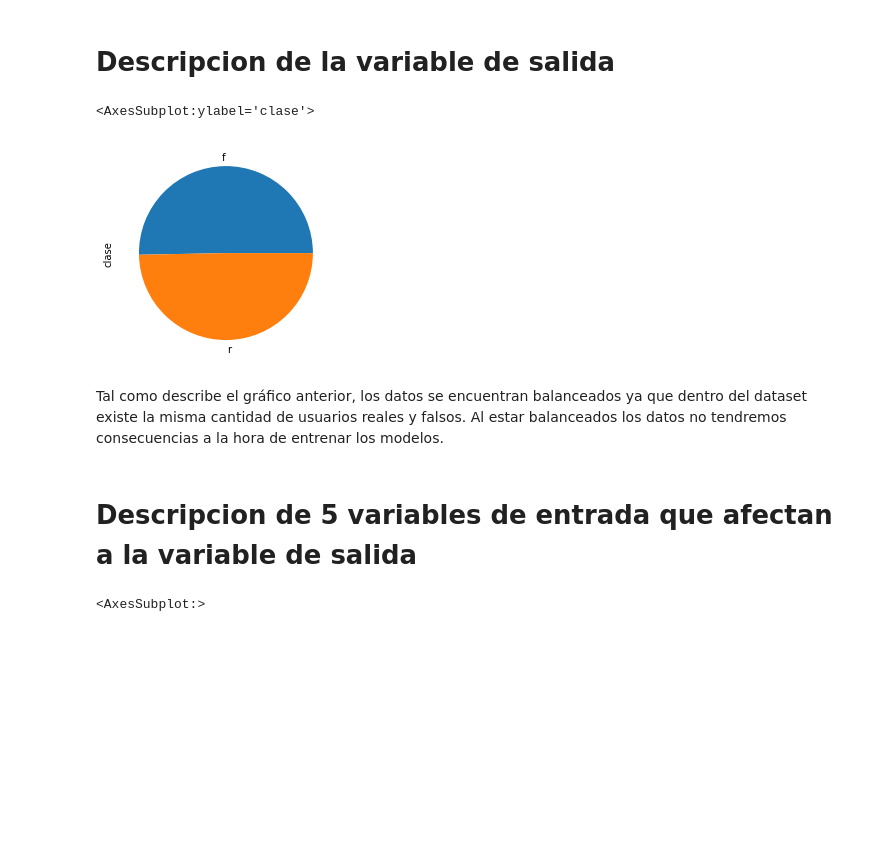
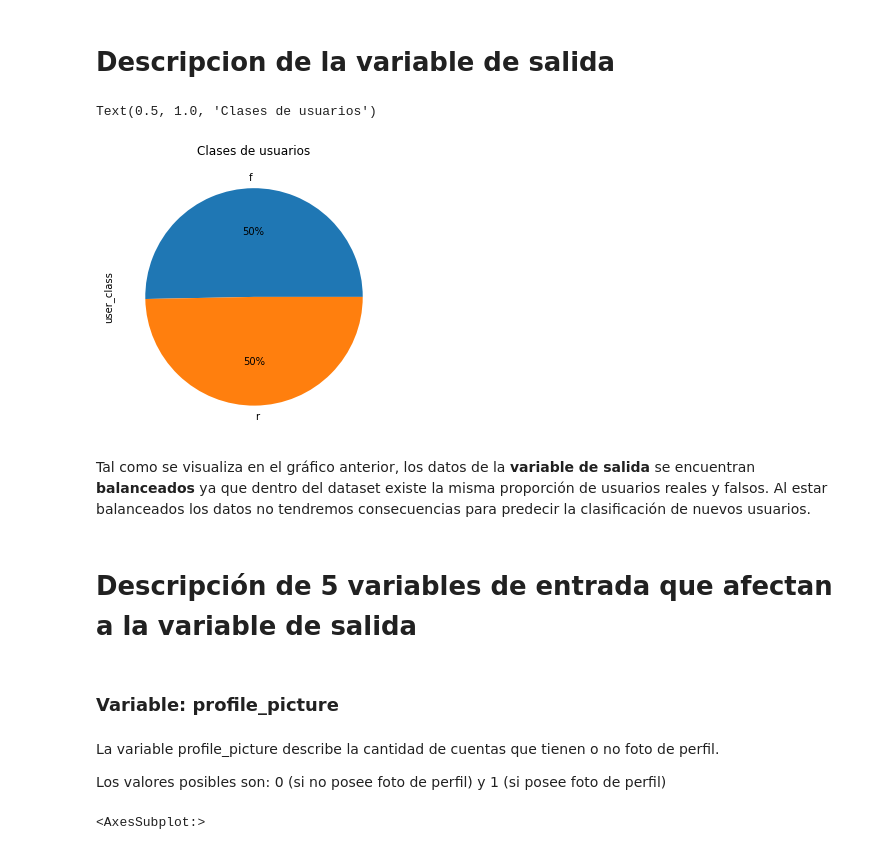
Before and after one commit to MiguelIribas/MachineLearning, a Jupyter notebook: tp1_EDA.ipynb, the cells around one changed output. Drawn from its saved outputs; the diff is of its cells as text; code cells hidden in the pictures; blank space fills up the shorter version.

Commit message:
Avances TP - descripcion de dos variables de entrada

```diff
--- a/tp1_EDA.ipynb
+++ b/tp1_EDA.ipynb
@@ -161,16 +153,11 @@ import seaborn as sns
 # %%
 dataset_original = pd.read_csv('instagram.csv')
 
-renamed_columns = {'pos':'post','flw':'followers','flg':'following','bl':'biography_lenght','pic':'profile_picture','lin':'external_url','cl':'post_lenght','cz':'post_lenght_null','ni':'none_image','erl':'erl','erc':'erc','lt':'post_location','hc':'hashtags_post','pr':'hashtags_promotional','fo':'hashtags_followers','cs':'cs','pi':'interval_post','class':'clase'}
-
-dataset_original.rename(columns = renamed_columns, inplace = True)
-
 dataset = dataset_original
 
-# Eliminar las columnas que no usamos
-del dataset['erl']
-del dataset['erc']
-del dataset['cs']
+renamed_columns = {'pos':'post','flw':'followers','flg':'following','bl':'biography_lenght','pic':'profile_picture','lin':'external_url','cl':'post_lenght','cz':'post_lenght_null','ni':'none_image','erl':'engagement_rate_likes','erc':'engagement_rate_comments','lt':'post_location','hc':'hashtags_post','pr':'hashtags_promotional','fo':'hashtags_followers','cs':'cosine_similarity','pi':'interval_post','class':'user_class'}
+
+dataset.rename(columns = renamed_columns, inplace = True)
 # %% [markdown]
 ## DESCRIPCIÓN GENERAL DE LOS DATOS
 # %%
@@ -229,14 +219,20 @@ dtype: int64
 # %% [markdown]
 # Descripcion de la variable de salida
 # %%
-# Datos balanceados
+# Balanceo de datos
 
-dataset.clase.value_counts().sort_index().plot.pie()
+dataset.user_class.value_counts().plot.pie(autopct='%1.0f%%', figsize=(5,5)).set_title('Clases de usuarios')
 # %% [output]
-<AxesSubplot:ylabel='clase'>
+Text(0.5, 1.0, 'Clases de usuarios')
-[figure, old version]
+[figure, new version]
 # %% [markdown]
-Tal como describe el gráfico anterior, los datos se encuentran balanceados ya que dentro del dataset existe la misma cantidad de usuarios reales y falsos. Al estar balanceados los datos no tendremos consecuencias a la hora de entrenar los modelos.
+Tal como se visualiza en el gráfico anterior, los datos de la **variable de salida** se encuentran **balanceados** ya que dentro del dataset existe la misma proporción de usuarios reales y falsos. Al estar balanceados los datos no tendremos consecuencias para predecir la clasificación de nuevos usuarios.
 # %% [markdown]
-# Descripcion de 5 variables de entrada que afectan a la variable de salida
+# Descripción de 5 variables de entrada que afectan a la variable de salida
+# %% [markdown]
+### Variable: profile_picture
+# %% [markdown]
+La variable profile_picture describe la cantidad de cuentas que tienen o no foto de perfil.
+
+Los valores posibles son: 0 (si no posee foto de perfil) y 1 (si posee foto de perfil)
 # %%
```
Also changed, not shown: parts of 28 cells of this notebook.
